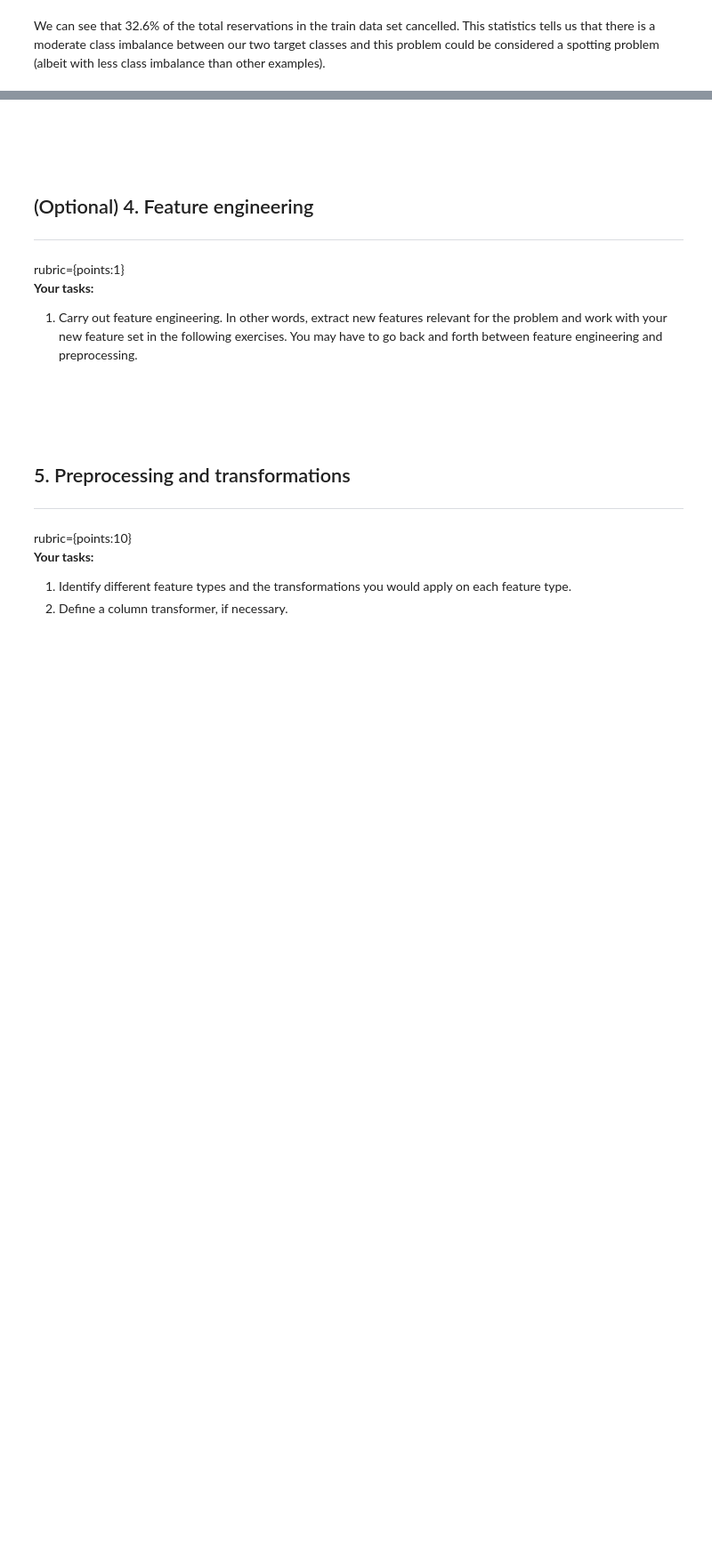
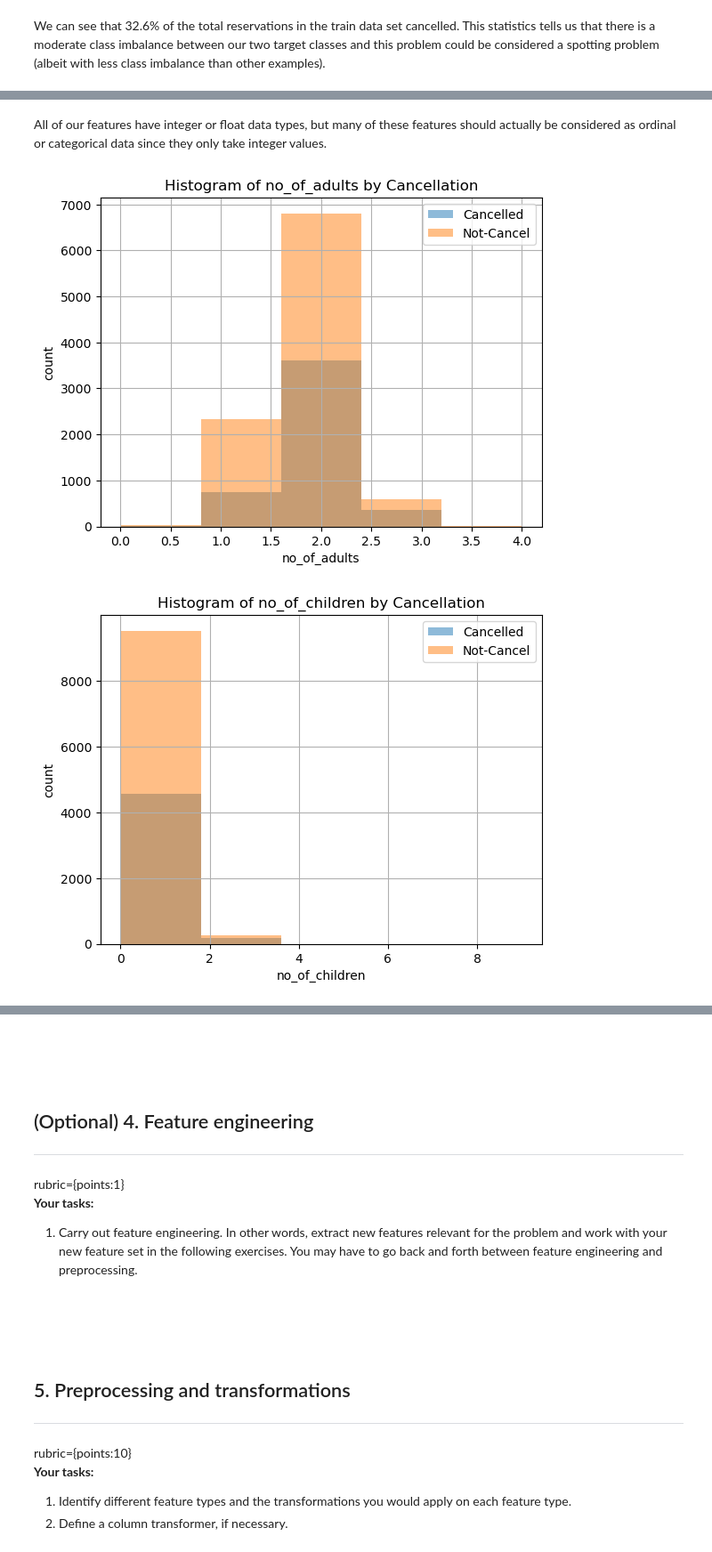
Before and after one commit to bchurch8/cpsc330-HW-repo, a Jupyter notebook: hw/hw6/hw6-starter.ipynb, the cells around one changed output, grey strips where cells are left out. Shown at 89% size. Saved outputs shown, nothing was run; the diff lists cells and outputs as text; code cells hidden in the pictures; blank space fills up the shorter version.

```diff
--- a/hw/hw6/hw6-starter.ipynb
+++ b/hw/hw6/hw6-starter.ipynb
@@ -226,0 +255,18 @@ Looking at the above histograms of numeric features we can see that lead_time wi
+# %% [markdown]
+All of our features have integer or float data types, but many of these features should actually be considered as ordinal or categorical data since they only take integer values.
+# %%
+hist_cat = ["no_of_adults","no_of_children", "no_of_weekend_nights", "no_of_week_nights", "no_of_special_requests", "no_of_previous_cancellations", "no_of_previous_bookings_not_canceled"]
+
+for col in hist_cat:
+    num_bins = train_df[col].unique().shape[0]
+    axes = cancel[[col]].hist(bins = num_bins, alpha = 0.5, label="Cancelled")[0][0]
+    axes.hist(not_cancel[[col]], bins = num_bins, alpha = 0.5, label="Not-Cancel")
+
+    plt.legend(loc = "upper right")
+    plt.title("Histogram of " + col + " by Cancellation")
+    plt.xlabel(col)
+    plt.ylabel("count")
+    plt.show()
+# %% [output]
+[figure, added]
+[figure, added]
```
Also changed, not shown: parts of 16 cells of this notebook.
